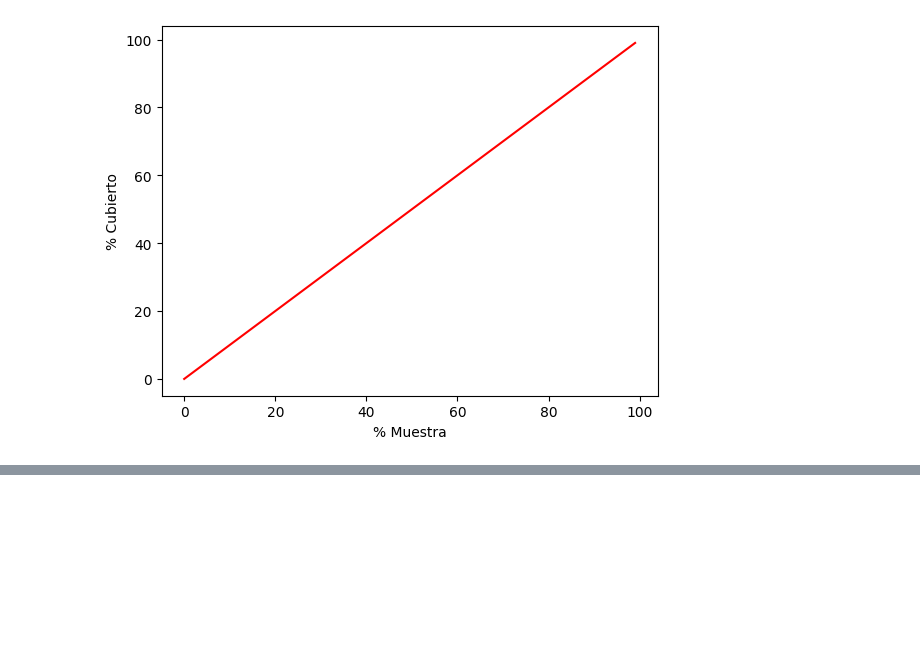
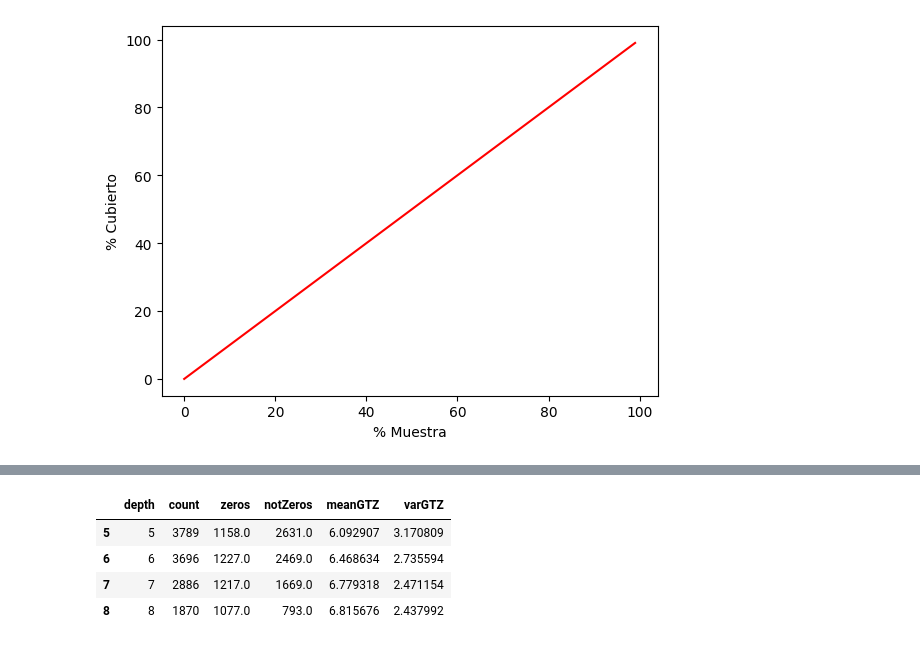
Before and after one commit to DgoMndez/DL-patogen-colab-DIIC, a Jupyter notebook: src/analysis/hpo-tree.ipynb, the cells around one changed output, grey strips where cells are left out. Saved outputs shown, nothing was run; the diff lists cells and outputs as text; code cells hidden in the pictures; blank space fills up the shorter version.

```diff
--- a/src/analysis/hpo-tree.ipynb
+++ b/src/analysis/hpo-tree.ipynb
@@ -205,0 +227,38 @@ Text(0, 0.5, '% Cubierto')
+# %%
+def get_dist(dfPhen, depth):
+    dMean = dfPhen[dfPhen['depth'] == depth]['ic'].mean()
+    dVar = dfPhen[dfPhen['depth'] == depth]['ic'].var()
+    count = int(dfPhen[dfPhen['depth'] == depth]['ic'].count())
+    print(f"Depth {depth}: n={count}, mu={dMean}, s^2={dVar}")
+    plt.hist(dfPhen[dfPhen['depth'] == depth]['ic'])
+    plt.xlabel('IC')
+    plt.ylabel('Count')
+    plt.title(f'IC histogram for depth={depth}')
+    plt.savefig(f"{rDir}/images/ic_depth_{depth}.png")
+    plt.clf()
+    return dMean, dVar
+
+def get_dist_zeros(dfPhen, depth):
+    count = dfPhen[dfPhen['depth'] == depth]['ic'].count()
+    dfZeros = dfPhen[(dfPhen['depth'] == depth) & (dfPhen['ic'] == 0.0)]
+    dfNotZeros = dfPhen[(dfPhen['depth'] == depth) & (dfPhen['ic'] != 0.0)]
+    zeros = dfZeros['ic'].count()
+    count = int(count - zeros)
+    meanAlt = dfNotZeros['ic'].mean()
+    varAlt = dfNotZeros['ic'].var()
+    print(f"Depth {depth}: trueCount={count}, zeros={zeros}, mu={meanAlt}, s^2={varAlt}")
+    plt.hist(dfNotZeros['ic'])
+    plt.xlabel('IC')
+    plt.ylabel('Count')
+    plt.title(f'IC>0 histogram for depth={depth}')
+    plt.savefig(f"{rDir}/images/ic_depth_{depth}_not_zeros.png")
+    plt.clf()
+    return zeros, count, meanAlt, varAlt
+
+dfDist = dfDepth['depth'].apply(lambda x: get_dist(dfPhen, x)).apply(pd.Series)
+dfDist.columns = ['mean', 'var']
+dfDepth = pd.concat([dfDepth, dfDist], axis=1)
+dfDistZeros = dfDepth['depth'].apply(lambda x: get_dist_zeros(dfPhen, x)).apply(pd.Series)
+dfDistZeros.columns = ['zeros', 'notZeros', 'meanGTZ', 'varGTZ']
+dfDepth = pd.concat([dfDepth, dfDistZeros], axis=1)
+dfDepth.to_csv(rDir + '/depth_count.csv', index=False, sep='\t')
@@ -205,0 +284,10 @@ Text(0, 0.5, '% Cubierto')
+# %%
+df = dfDepth[(dfDepth['depth'] >= 5) & (dfDepth['depth'] <= 8)].copy()
+df.drop(['subtree', 'leafs', 'chosen', 'out', 'coverPercent', 'mean', 'var'], axis=1, inplace=True)
+display(df)
+# %% [output]
+|  | depth | count | zeros | notZeros | meanGTZ | varGTZ |
+| 5 | 5 | 3789 | 1158.0 | 2631.0 | 6.092907 | 3.170809 |
+| 6 | 6 | 3696 | 1227.0 | 2469.0 | 6.468634 | 2.735594 |
+| 7 | 7 | 2886 | 1217.0 | 1669.0 | 6.779318 | 2.471154 |
+| 8 | 8 | 1870 | 1077.0 | 793.0 | 6.815676 | 2.437992 |
```
Also changed, not shown: parts of 5 cells of this notebook, 3 other files.
